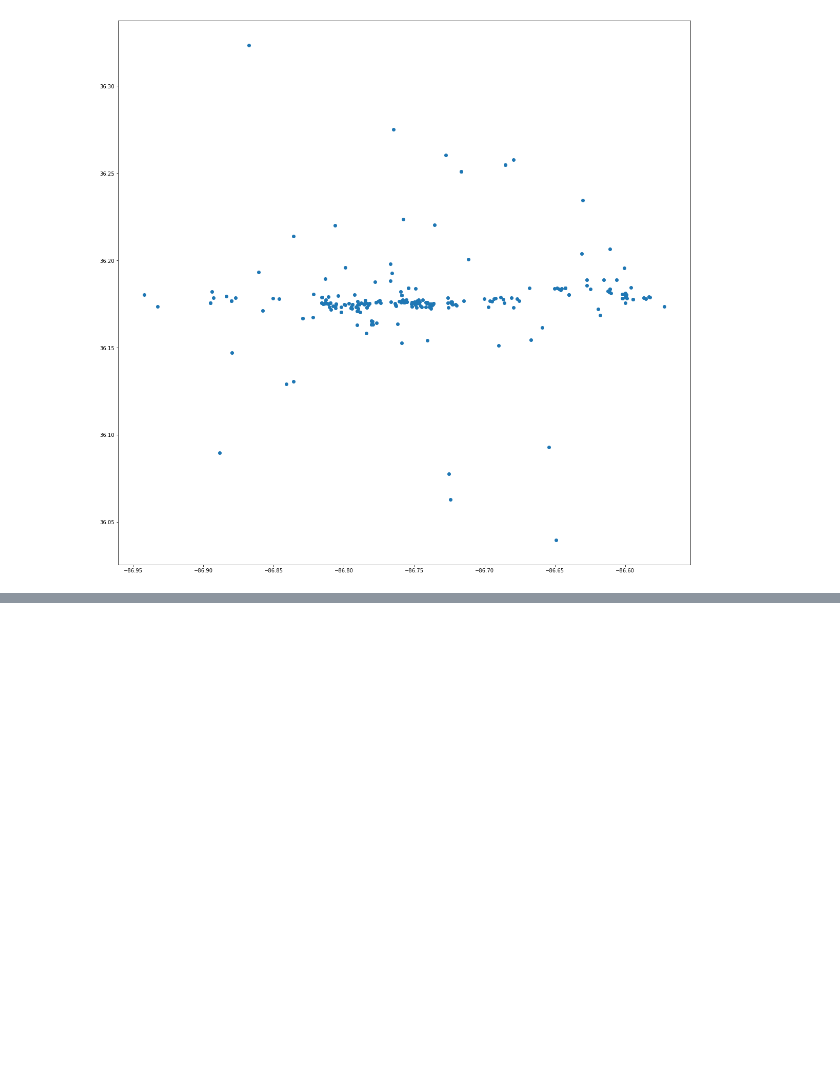
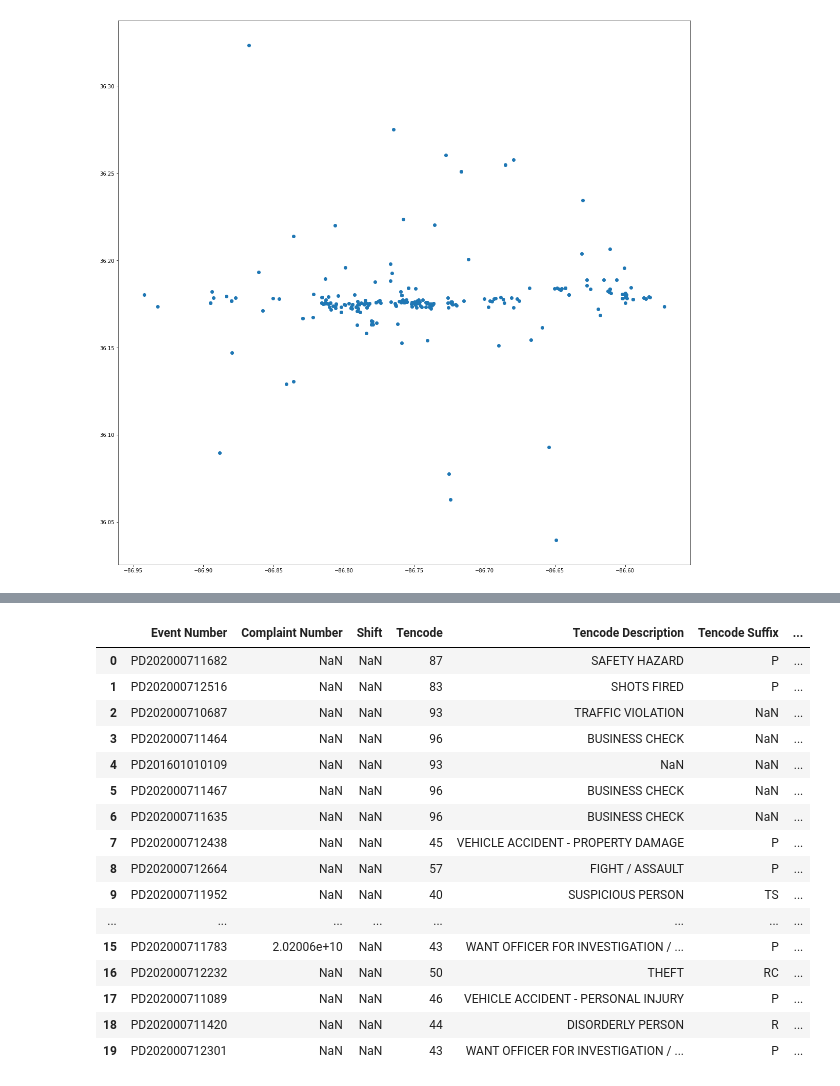
Before and after one commit to MrBardot/NSS-DDA2-metro-nashville-emergency, a Jupyter notebook: Untitled Folder/metro_comm_posey.ipynb, the cells around one changed output, grey strips where cells are left out. Saved outputs shown, nothing was run; the diff lists cells and outputs as text; code cells hidden in the pictures; blank space fills up the shorter version.

```diff
--- a/Untitled Folder/metro_comm_posey.ipynb
+++ b/Untitled Folder/metro_comm_posey.ipynb
@@ -706,0 +727,20 @@ zipcodes_all
+# %%
+mpcalls.head(20)
+# %% [output]
+|  | Event Number | Complaint Number | Shift | Tencode | Tencode Description | Tencode Suffix | ... |
+| 0 | PD202000711682 | NaN | NaN | 87 | SAFETY HAZARD | P | ... |
+| 1 | PD202000712516 | NaN | NaN | 83 | SHOTS FIRED | P | ... |
+| 2 | PD202000710687 | NaN | NaN | 93 | TRAFFIC VIOLATION | NaN | ... |
+| 3 | PD202000711464 | NaN | NaN | 96 | BUSINESS CHECK | NaN | ... |
+| 4 | PD201601010109 | NaN | NaN | 93 | NaN | NaN | ... |
+| 5 | PD202000711467 | NaN | NaN | 96 | BUSINESS CHECK | NaN | ... |
+| 6 | PD202000711635 | NaN | NaN | 96 | BUSINESS CHECK | NaN | ... |
+| 7 | PD202000712438 | NaN | NaN | 45 | VEHICLE ACCIDENT - PROPERTY DAMAGE | P | ... |
+| 8 | PD202000712664 | NaN | NaN | 57 | FIGHT / ASSAULT | P | ... |
+| 9 | PD202000711952 | NaN | NaN | 40 | SUSPICIOUS PERSON | TS | ... |
+| ... | ... | ... | ... | ... | ... | ... | ... |
+| 15 | PD202000711783 | 2.02006e+10 | NaN | 43 | WANT OFFICER FOR INVESTIGATION / ... | P | ... |
+| 16 | PD202000712232 | NaN | NaN | 50 | THEFT | RC | ... |
+| 17 | PD202000711089 | NaN | NaN | 46 | VEHICLE ACCIDENT - PERSONAL INJURY | P | ... |
+| 18 | PD202000711420 | NaN | NaN | 44 | DISORDERLY PERSON | R | ... |
+| 19 | PD202000712301 | NaN | NaN | 43 | WANT OFFICER FOR INVESTIGATION / ... | P | ... |
```
Also changed, not shown: parts of 33 cells of this notebook, 1 other file.
